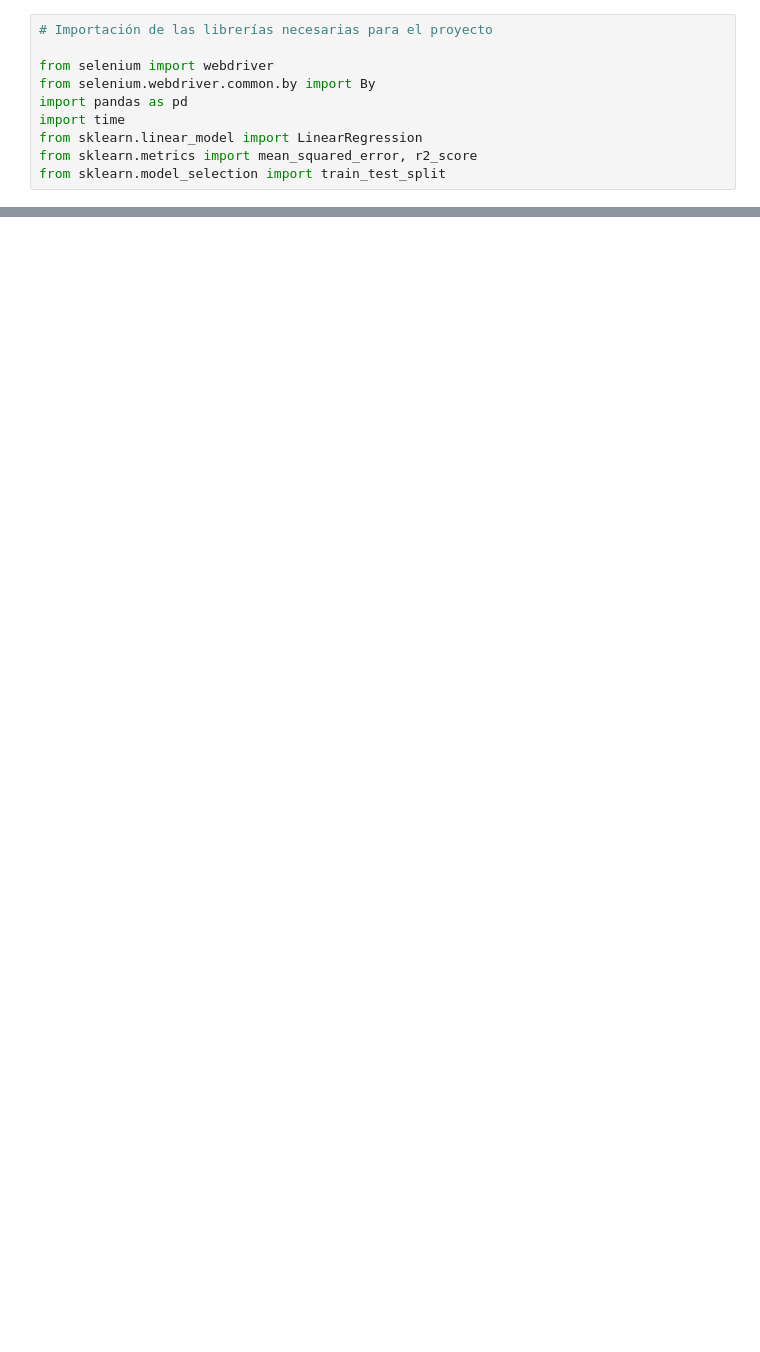
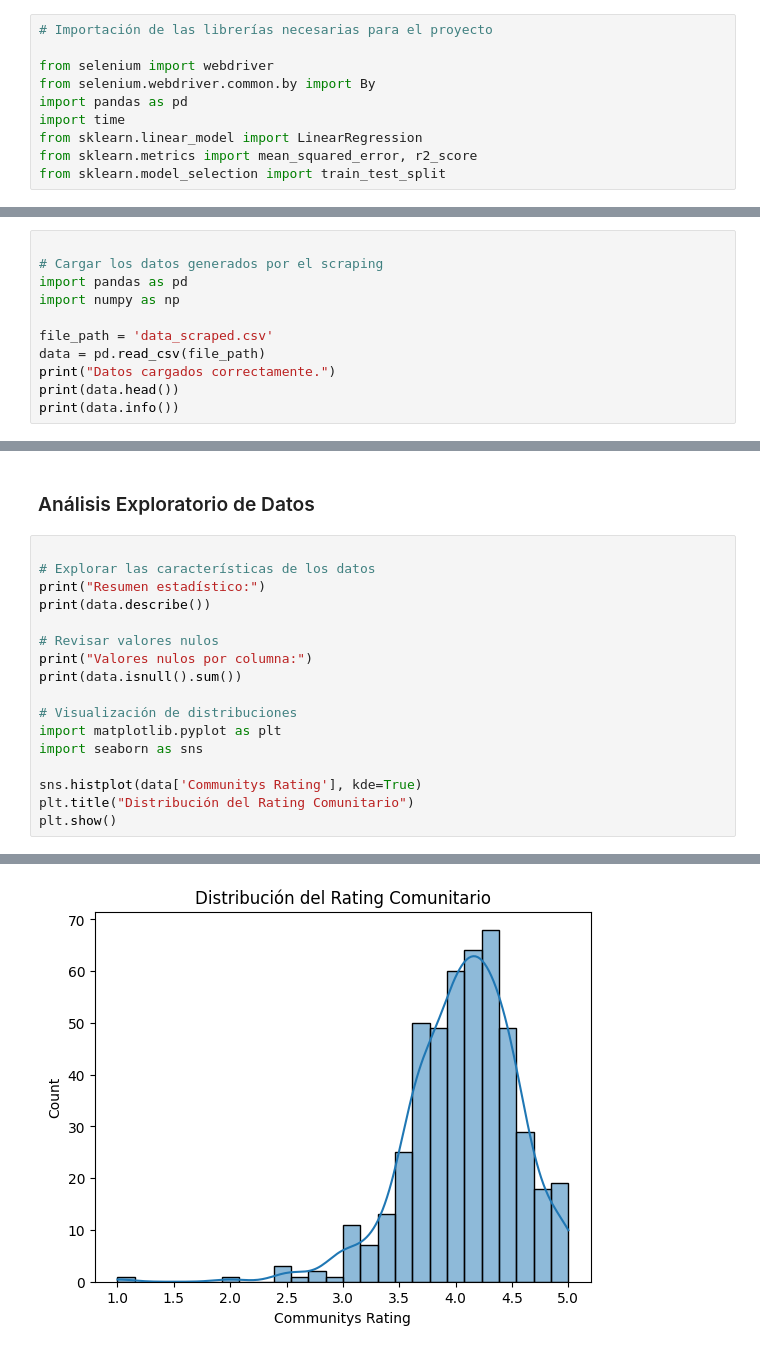
Before and after one commit to Talleres-Informatica/Taller1-DataScience, a Jupyter notebook: Taller1.ipynb, the cells around one changed output, grey strips where cells are left out. Drawn from its saved outputs; the diff is of its cells as text; blank space fills up the shorter version.

```diff
--- a/Taller1.ipynb
+++ b/Taller1.ipynb
@@ -336,0 +181,11 @@ print(r2)
+# %%
+
+# Cargar los datos generados por el scraping
+import pandas as pd
+import numpy as np
+
+file_path = 'data_scraped.csv'
+data = pd.read_csv(file_path)
+print("Datos cargados correctamente.")
+print(data.head())
+print(data.info())
@@ -336,0 +210,20 @@ print(r2)
+# %% [markdown]
+### Análisis Exploratorio de Datos
+# %%
+
+# Explorar las características de los datos
+print("Resumen estadístico:")
+print(data.describe())
+
+# Revisar valores nulos
+print("Valores nulos por columna:")
+print(data.isnull().sum())
+
+# Visualización de distribuciones
+import matplotlib.pyplot as plt
+import seaborn as sns
+
+sns.histplot(data['Communitys Rating'], kde=True)
+plt.title("Distribución del Rating Comunitario")
+plt.show()
+# %% [output]
@@ -336,0 +247 @@ print(r2)
+[figure, added]
```
Also changed, not shown: parts of 28 cells of this notebook, 1 other file.
